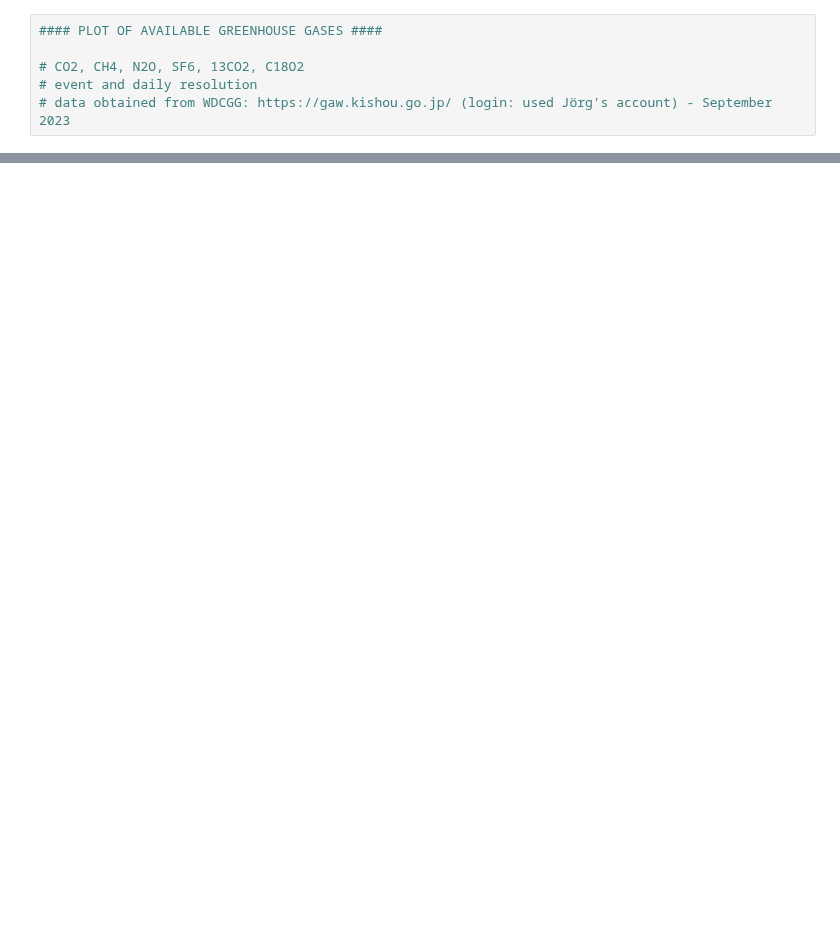
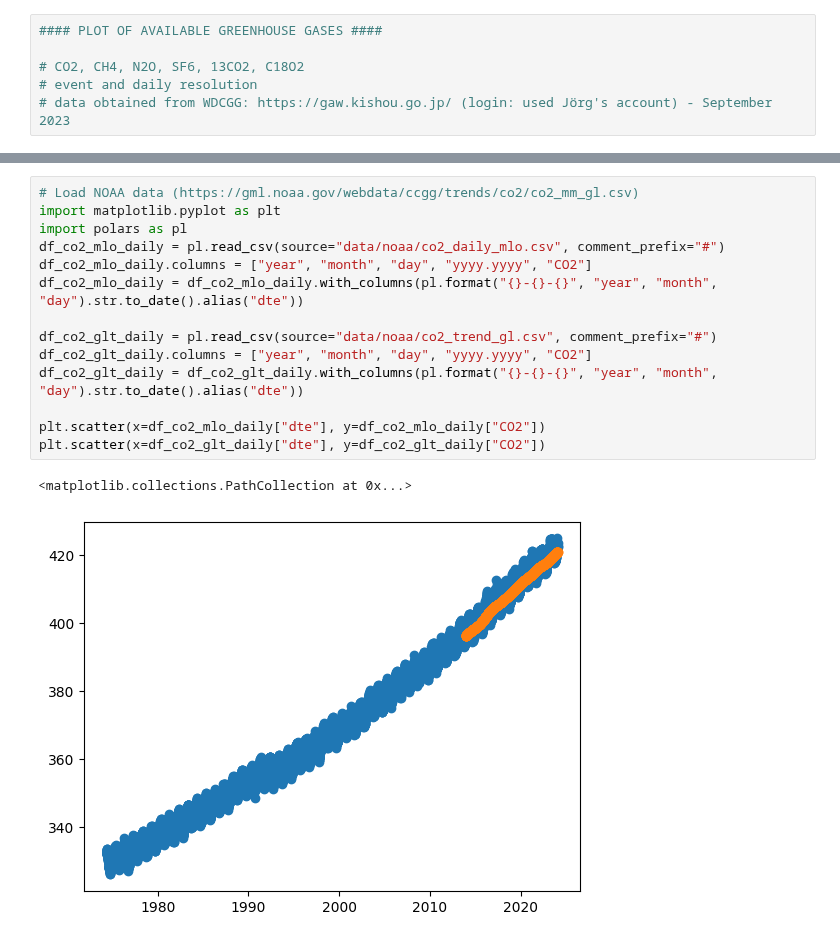
Before and after one commit to MeteoSwiss/gawkenya, a Jupyter notebook: SD_Greenhouse_gases.ipynb, the cells around one changed output, grey strips where cells are left out. Cells and saved outputs as stored; diff of their text form; blank space fills up the shorter version.

```diff
--- a/SD_Greenhouse_gases.ipynb
+++ b/SD_Greenhouse_gases.ipynb
@@ -68,3 +76,20 @@ for g in ghg:
             # name daily df and save in dictionary
             df_name = g + "_daily"
             df[df_name] = daily_df
+# %%
+# Load NOAA data (https://gml.noaa.gov/webdata/ccgg/trends/co2/co2_mm_gl.csv)
+import matplotlib.pyplot as plt
+import polars as pl
+df_co2_mlo_daily = pl.read_csv(source="data/noaa/co2_daily_mlo.csv", comment_prefix="#")
+df_co2_mlo_daily.columns = ["year", "month", "day", "yyyy.yyyy", "CO2"]
+df_co2_mlo_daily = df_co2_mlo_daily.with_columns(pl.format("{}-{}-{}", "year", "month", "day").str.to_date().alias("dte"))
+
+df_co2_glt_daily = pl.read_csv(source="data/noaa/co2_trend_gl.csv", comment_prefix="#")
+df_co2_glt_daily.columns = ["year", "month", "day", "yyyy.yyyy", "CO2"]
+df_co2_glt_daily = df_co2_glt_daily.with_columns(pl.format("{}-{}-{}", "year", "month", "day").str.to_date().alias("dte"))
+
+plt.scatter(x=df_co2_mlo_daily["dte"], y=df_co2_mlo_daily["CO2"])
+plt.scatter(x=df_co2_glt_daily["dte"], y=df_co2_glt_daily["CO2"])
+# %% [output]
+<matplotlib.collections.PathCollection at 0x...>
+[figure, added]
```
Also changed, not shown: parts of 4 cells of this notebook, 16 other files.
